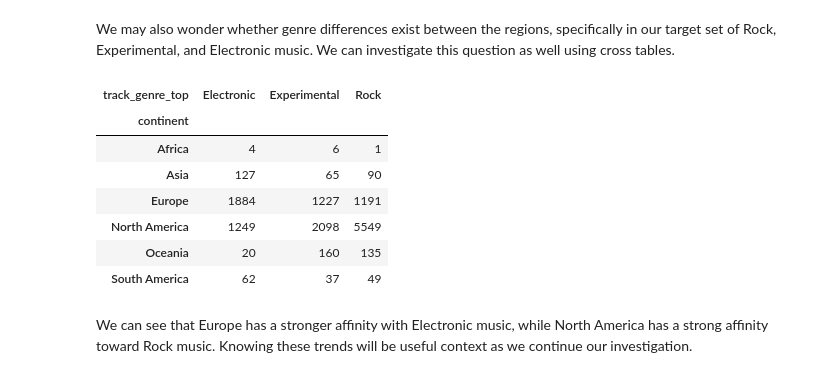
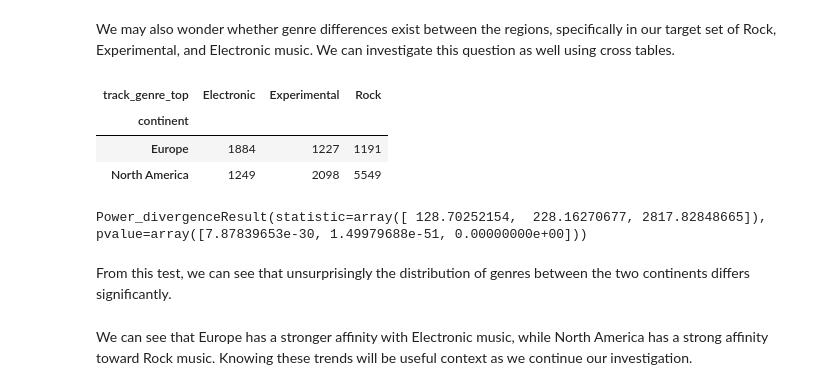
Before and after one commit to ryanmswan/springboard_capstone_1, a Jupyter notebook: notebooks/1.3-fma_analysis_updated.ipynb, the cells around one changed output. Saved outputs shown, nothing was run; the diff lists cells and outputs as text; code cells hidden in the pictures.

```diff
--- a/notebooks/1.3-fma_analysis_updated.ipynb
+++ b/notebooks/1.3-fma_analysis_updated.ipynb
@@ -229,16 +270,23 @@ Name: continent, dtype: int64
 We may also wonder whether genre differences exist between the regions, specifically in our target set of Rock, Experimental, and Electronic music. We can investigate this question as well using cross tables.
 # %%
 geo_genres = geo_tracks.loc[geo_tracks.track_genre_top.isin(['Rock','Experimental','Electronic'])]
-pd.crosstab(geo_genres.continent, geo_genres.track_genre_top)
+genre_table = pd.crosstab(geo_genres.continent, geo_genres.track_genre_top)
+
+g_table_reduced = genre_table[genre_table.index.isin(['Europe','North America'])]
+g_table_reduced
 # %% [output]
 | track_genre_top | Electronic | Experimental | Rock |
 | continent |  |  |  |
-| Africa | 4 | 6 | 1 |
-| Asia | 127 | 65 | 90 |
 | Europe | 1884 | 1227 | 1191 |
 | North America | 1249 | 2098 | 5549 |
-| Oceania | 20 | 160 | 135 |
-| South America | 62 | 37 | 49 |
+# %%
+from scipy.stats import chisquare
+
+chisquare(g_table_reduced)
+# %% [output]
+Power_divergenceResult(statistic=array([ 128.70252154,  228.16270677, 2817.82848665]), pvalue=array([7.87839653e-30, 1.49979688e-51, 0.00000000e+00]))
+# %% [markdown]
+From this test, we can see that unsurprisingly the distribution of genres between the two continents differs significantly.
 # %% [markdown]
 We can see that Europe has a stronger affinity with Electronic music, while North America has a strong affinity toward Rock music. Knowing these trends will be useful context as we continue our investigation.
 # %% [markdown]
```
Also changed, not shown: parts of 44 cells of this notebook, 1 other file.
